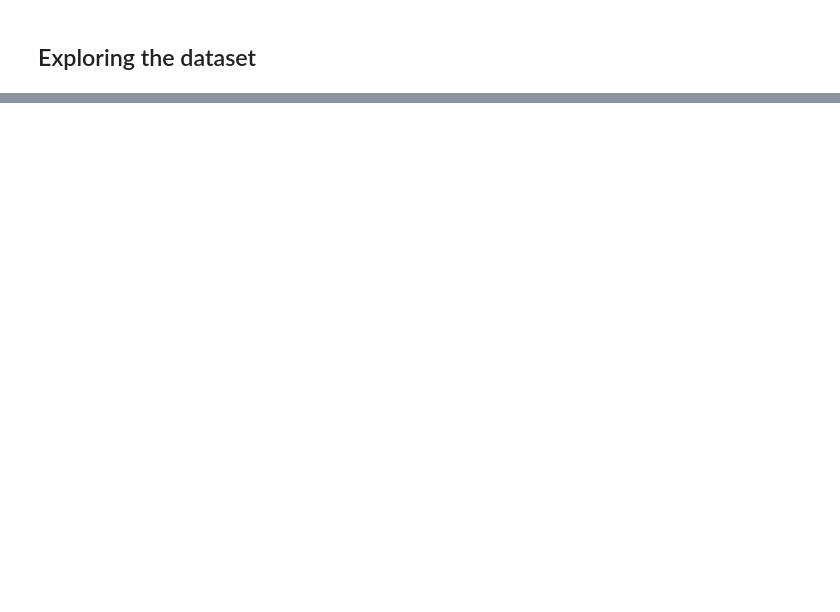
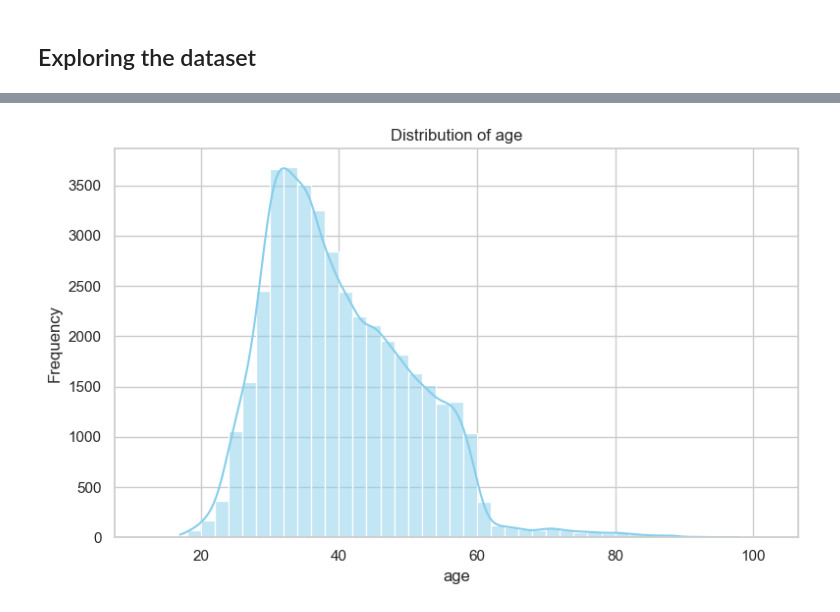
Before and after one commit to batuhanozzer/bankMarketing, a Jupyter notebook: ceng474_BankMarketing.ipynb, the cells around one changed output, grey strips where cells are left out. Saved outputs shown, nothing was run; the diff lists cells and outputs as text; code cells hidden in the pictures; blank space fills up the shorter version.

```diff
--- a/ceng474_BankMarketing.ipynb
+++ b/ceng474_BankMarketing.ipynb
@@ -256,0 +152,14 @@ data_copy2.shape
+# %%
+# Create age bins in 2-year intervals starting from 10
+bins = list(range(min(dataset_numerical['age'] - 5), max(dataset_numerical['age']) + 5, 2))
+
+
+plt.figure(figsize=(8, 5))
+sns.histplot(data=dataset_numerical, x='age', bins=bins, kde=True, color='skyblue')
+plt.title(f"Distribution of age")
+plt.xlabel('age')
+plt.ylabel("Frequency")
+plt.tight_layout()
+plt.show()
+# %% [output]
+[figure, added]
```
Also changed, not shown: parts of 42 cells of this notebook.
